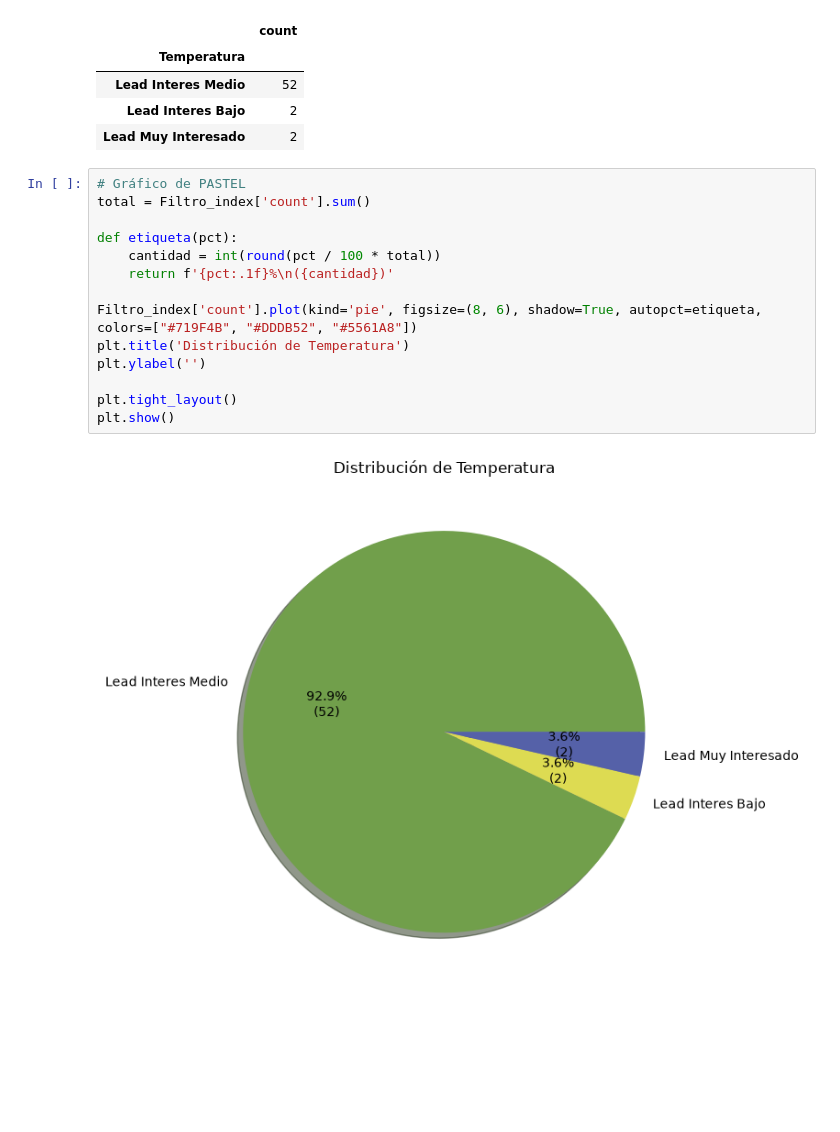
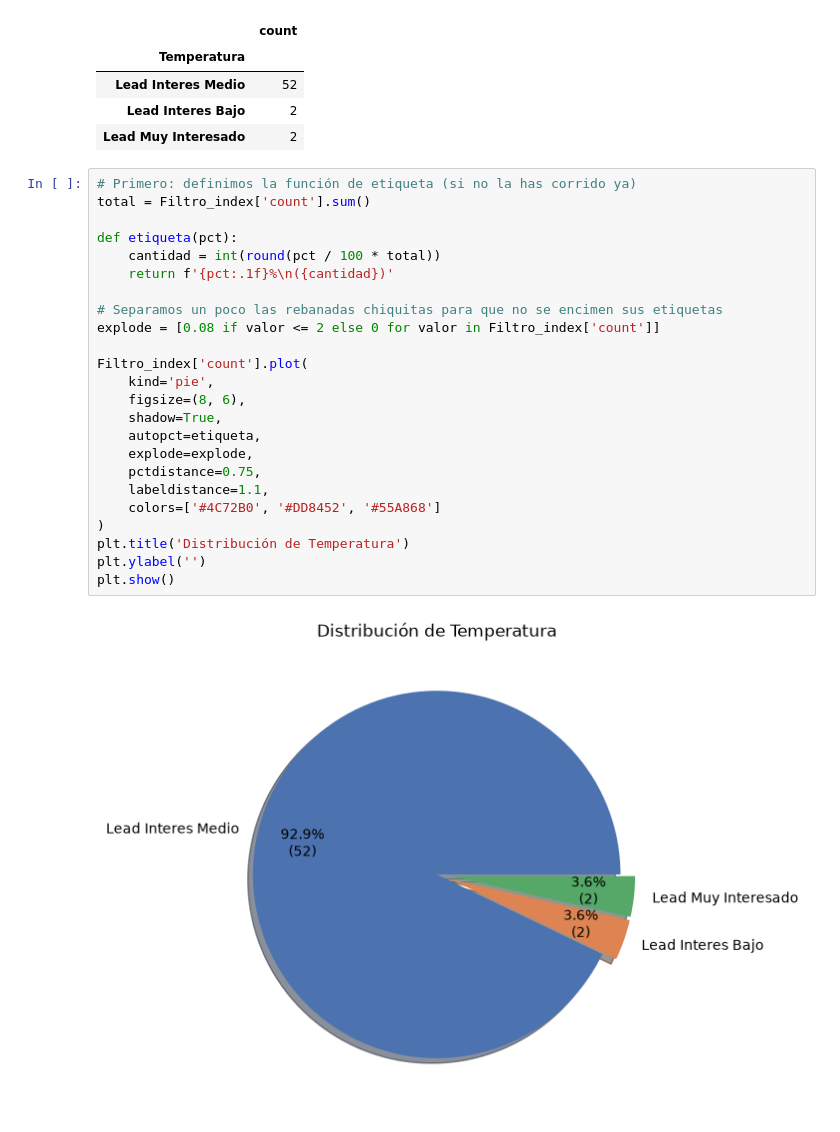
Before and after one commit to a01735788-ops/Actividad-4-Extracci-n-de-Caracter-sticas-, a Jupyter notebook: Actividad 4.2/V_Temperatura_basetlx.ipynb, the cells around one changed output. Drawn from its saved outputs; the diff is of its cells as text; blank space fills up the shorter version.

```diff
--- a/Actividad 4.2/V_Temperatura_basetlx.ipynb
+++ b/Actividad 4.2/V_Temperatura_basetlx.ipynb
@@ -42,18 +42,28 @@ Filtro_index
 | Lead Interes Bajo | 2 |
 | Lead Muy Interesado | 2 |
 # %%
-# Gráfico de PASTEL
+# Primero: definimos la función de etiqueta (si no la has corrido ya)
 total = Filtro_index['count'].sum()
 
 def etiqueta(pct):
     cantidad = int(round(pct / 100 * total))
     return f'{pct:.1f}%\n({cantidad})'
 
-Filtro_index['count'].plot(kind='pie', figsize=(8, 6), shadow=True, autopct=etiqueta, colors=["#719F4B", "#DDDB52", "#5561A8"])
+# Separamos un poco las rebanadas chiquitas para que no se encimen sus etiquetas
+explode = [0.08 if valor <= 2 else 0 for valor in Filtro_index['count']]
+
+Filtro_index['count'].plot(
+    kind='pie',
+    figsize=(8, 6),
+    shadow=True,
+    autopct=etiqueta,
+    explode=explode,
+    pctdistance=0.75,
+    labeldistance=1.1,
+    colors=['#4C72B0', '#DD8452', '#55A868']
+)
 plt.title('Distribución de Temperatura')
 plt.ylabel('')
-
-plt.tight_layout()
 plt.show()
 # %% [output]
-[figure, old version]
+[figure, new version]
```
Also changed, not shown: 2 other files.
